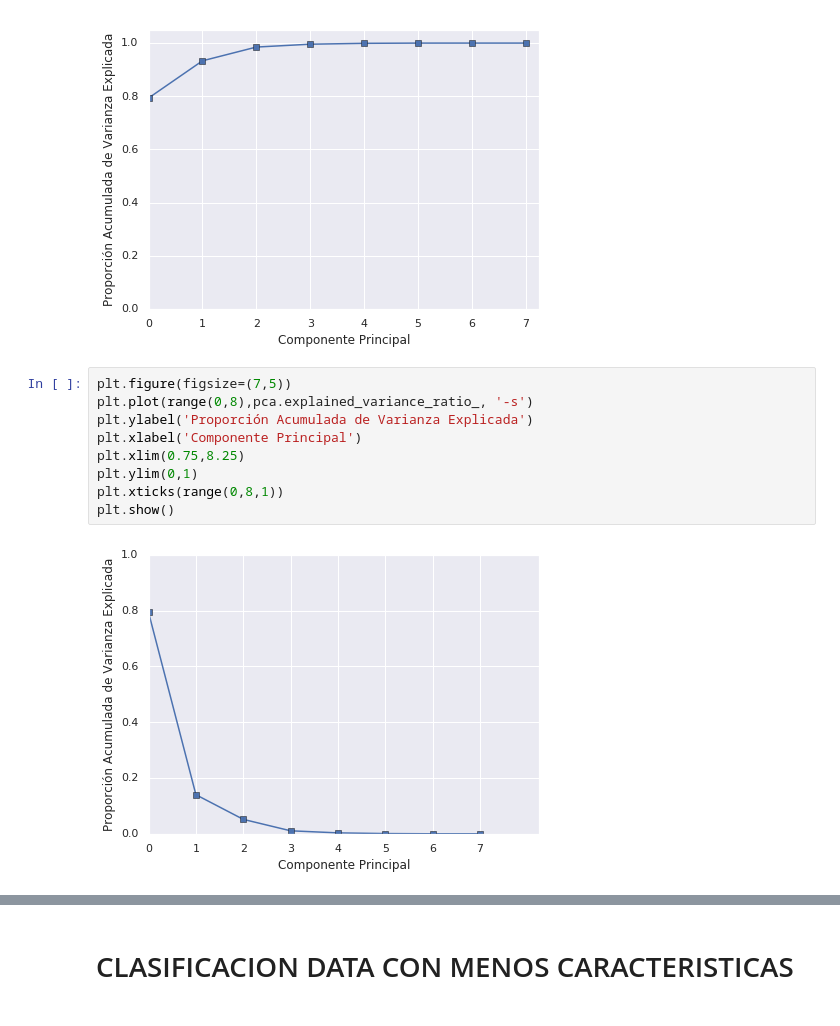
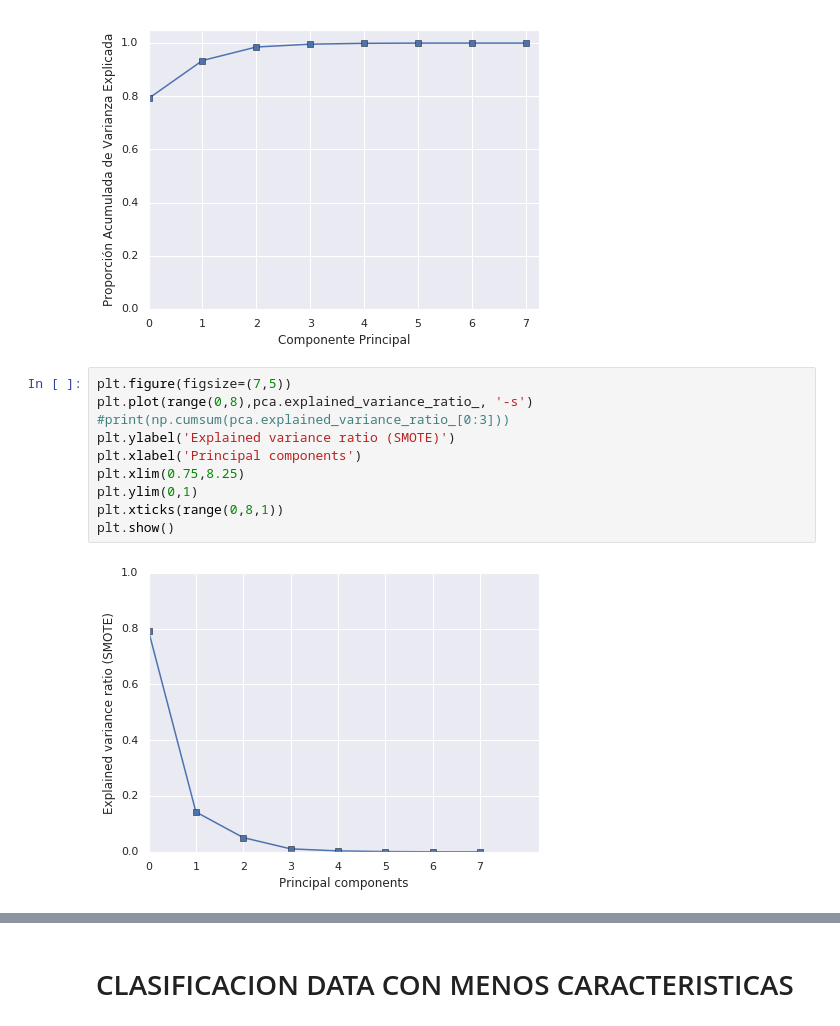
Before and after one commit to MrCycler/ML_PULSAR_CLASSIFICATION_PROJECT, a Jupyter notebook: APLICACION DE ALGORITMOS/PCA_SMOTE_con_algoritmos.ipynb, the cells around one changed output, grey strips where cells are left out. Cells and saved outputs as stored; diff of their text form.

Commit message:
Optimization SMOTE w PCA

```diff
--- a/APLICACION DE ALGORITMOS/PCA_SMOTE_con_algoritmos.ipynb
+++ b/APLICACION DE ALGORITMOS/PCA_SMOTE_con_algoritmos.ipynb
@@ -124,12 +116,13 @@ plt.show()
 # %%
 plt.figure(figsize=(7,5))
 plt.plot(range(0,8),pca.explained_variance_ratio_, '-s')
-plt.ylabel('Proporción Acumulada de Varianza Explicada')
-plt.xlabel('Componente Principal')
+#print(np.cumsum(pca.explained_variance_ratio_[0:3]))
+plt.ylabel('Explained variance ratio (SMOTE)')
+plt.xlabel('Principal components')
 plt.xlim(0.75,8.25)
 plt.ylim(0,1)
 plt.xticks(range(0,8,1))
 plt.show()
 # %% [output]
-[figure, old version]
+[figure, new version]
 # %%
```
Also changed, not shown: parts of 26 cells of this notebook.
